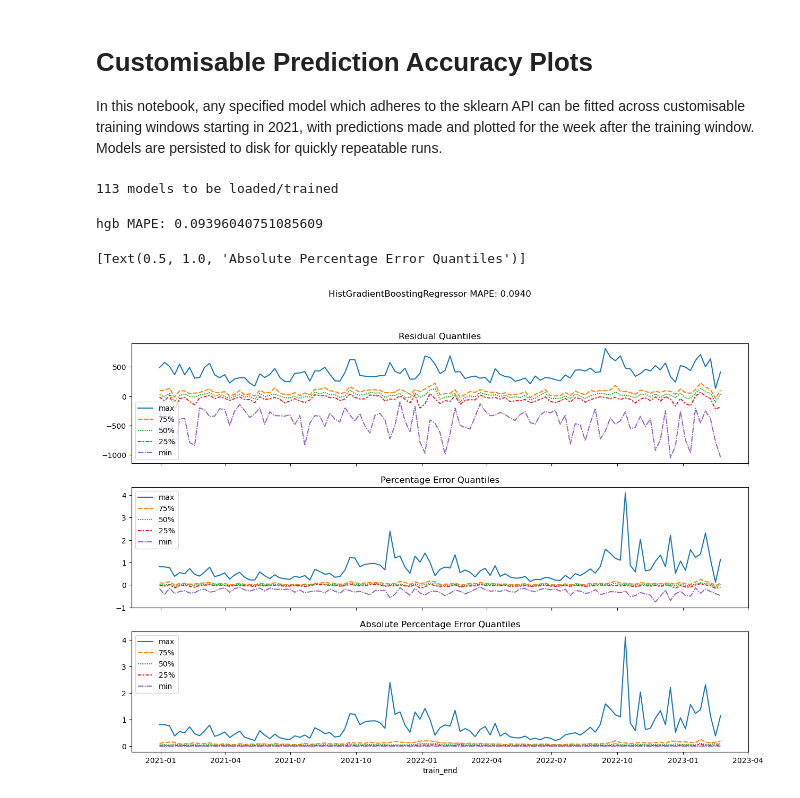
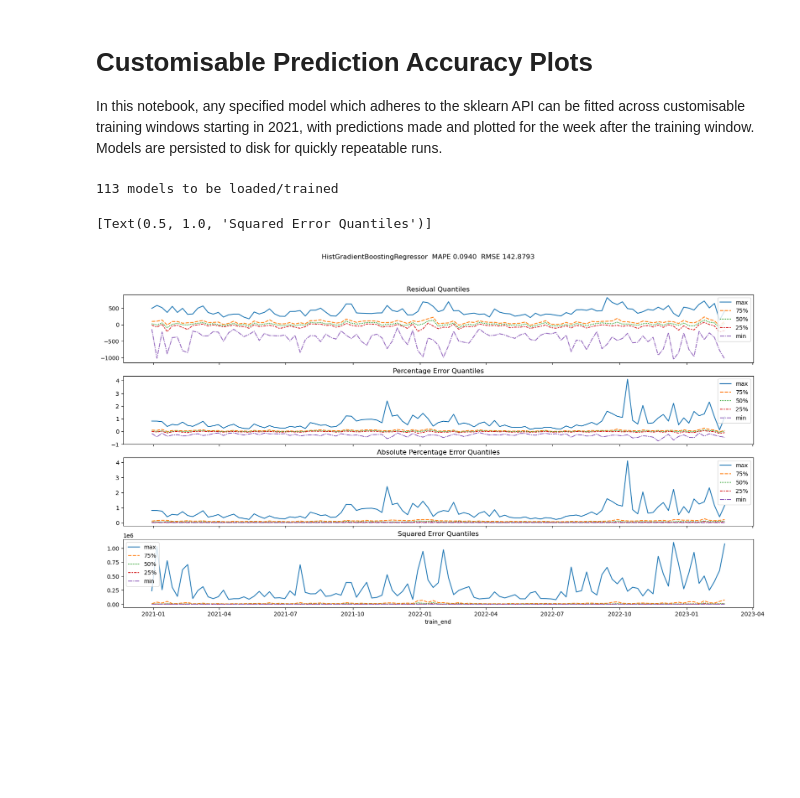
Before and after one commit to chaserobertson/tesla-stlf, a Jupyter notebook: notebooks/customisable.ipynb, the cells around one changed output. Cells and saved outputs as stored; diff of their text form; code cells hidden in the pictures; blank space fills up the shorter version.

Commit message:
add rmse

```diff
--- a/notebooks/customisable.ipynb
+++ b/notebooks/customisable.ipynb
@@ -104,26 +104,30 @@ predictions = pd.concat(prdfs)
 predictions['residual'] = predictions['predicted'] - predictions['net_load']
 predictions['pe'] = predictions['residual'] / predictions['net_load']
 predictions['ape'] = predictions['pe'].abs()
+predictions['sqerr'] = predictions['residual'] ** 2
 prediction_summary = predictions.groupby('train_end').describe()
 # %% [output]
 113 models to be loaded/trained
-hgb MAPE: 0.09396040751085609
 # %%
 # to display in plot title
 model_type = str(MODEL).split("'")[1].split(".")[-1]
 mape = predictions["ape"].mean()
+rmse = predictions["sqerr"].mean() ** 0.5
 
-fig, ax = plt.pyplot.subplots(3, 1, figsize=(15, 10), sharex=True)
-fig.suptitle(f'{model_type} MAPE: {mape:.4f}')
+fig, ax = plt.pyplot.subplots(4, 1, figsize=(20, 10), sharex=True)
+fig.suptitle(f'{model_type}  MAPE {mape:.4f}  RMSE {rmse:.4f}')
 
 sns.lineplot(prediction_summary['residual'][['max', '75%', '50%', '25%', 'min']], ax=ax[0])
 ax[0].set(title='Residual Quantiles')
 
 sns.lineplot(prediction_summary['pe'][['max', '75%', '50%', '25%', 'min']], ax=ax[1])
 ax[1].set(title='Percentage Error Quantiles')
 
 sns.lineplot(prediction_summary['ape'][['max', '75%', '50%', '25%', 'min']], ax=ax[2])
 ax[2].set(title='Absolute Percentage Error Quantiles')
+
+sns.lineplot(prediction_summary['sqerr'][['max', '75%', '50%', '25%', 'min']], ax=ax[3])
+ax[3].set(title='Squared Error Quantiles')
 # %% [output]
-[Text(0.5, 1.0, 'Absolute Percentage Error Quantiles')]
+[Text(0.5, 1.0, 'Squared Error Quantiles')]
-[figure, old version]
+[figure, new version]
```
